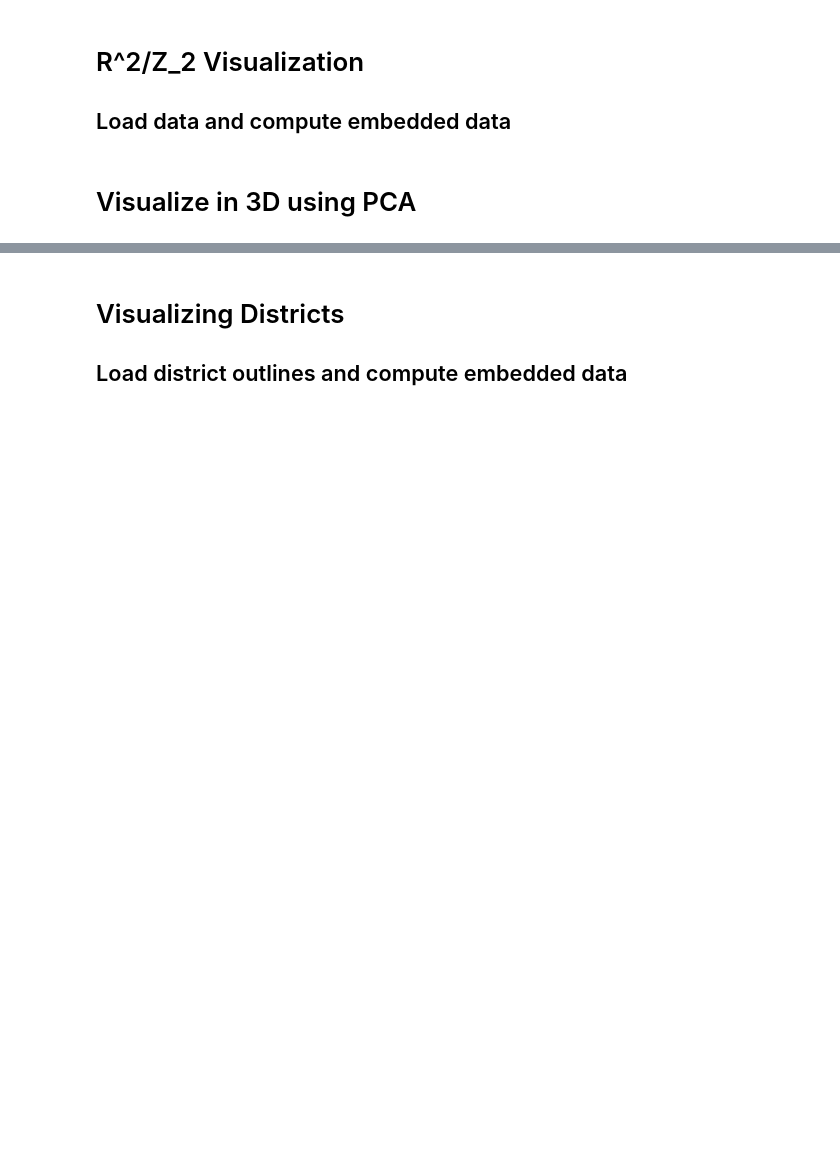
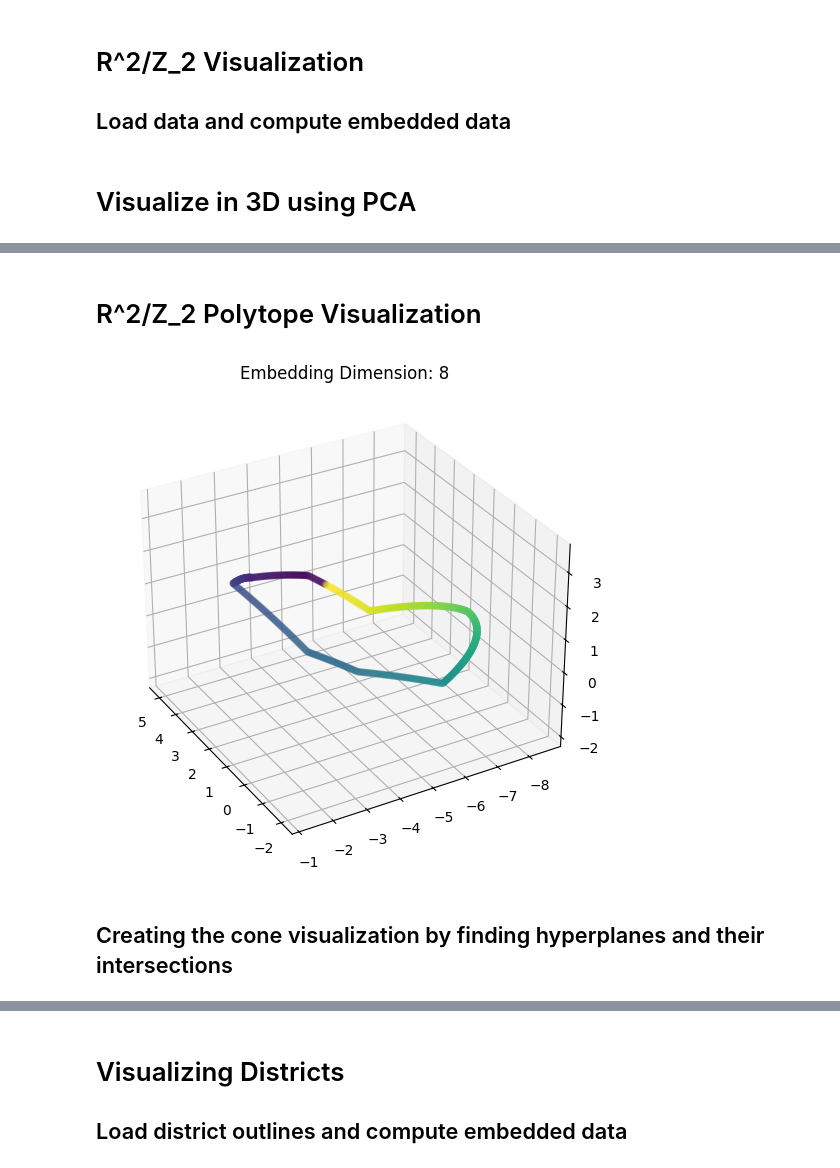
Before and after one commit to willeyna/TrainingMaxFilter, a Jupyter notebook: Embed_Viz.ipynb, the cells around one changed output, grey strips where cells are left out. Saved outputs shown, nothing was run; the diff lists cells and outputs as text; code cells hidden in the pictures; blank space fills up the shorter version.

```diff
--- a/Embed_Viz.ipynb
+++ b/Embed_Viz.ipynb
@@ -70,0 +71,2 @@ plt.savefig("Z2_ed128.png")
+# %% [markdown]
+# R^2/Z_2 Polytope Visualization
@@ -70,0 +103,27 @@ plt.savefig("Z2_ed128.png")
+# %%
+# sample S^1 uniformly, apply LMF map, orthgonally project onto prev found 2 prinipal components in the embedding space
+phi = np.linspace(0, np.pi, N)
+X_np = np.vstack([np.cos(phi), np.sin(phi)])
+X = torch.from_numpy(X_np).float().to(device)
+X_orbits = G.get_orbits(X)
+
+# Apply max filter and linear layer
+with torch.no_grad():
+    filtered_features = max_filter(norm_templates, X_orbits)
+    output = L @ filtered_features  # shape: target_dim x n
+Y = output.cpu().numpy()
+Y_pca = (Y.T @ components)
+
+# Side-by-side scatterplots
+ax = plt.figure(figsize = (5,5)).add_subplot(projection='3d')
+ax.scatter(Y_pca[:, 0], Y_pca[:, 1], Y_pca[:, 2], c=phi, alpha=0.2)
+ax.set_title(f"Embedding Dimension: {t}")
+ax.view_init(elev=30 ,azim=150)
+plt.tight_layout(pad=0)
+plt.axis('equal')
+
+plt.savefig(f'Z2_ed{t}.png')
+# %% [output]
+[figure, added]
+# %% [markdown]
+ ## Creating the cone visualization by finding hyperplanes and their intersections
```
Also changed, not shown: parts of 7 cells of this notebook, 1 other file.
